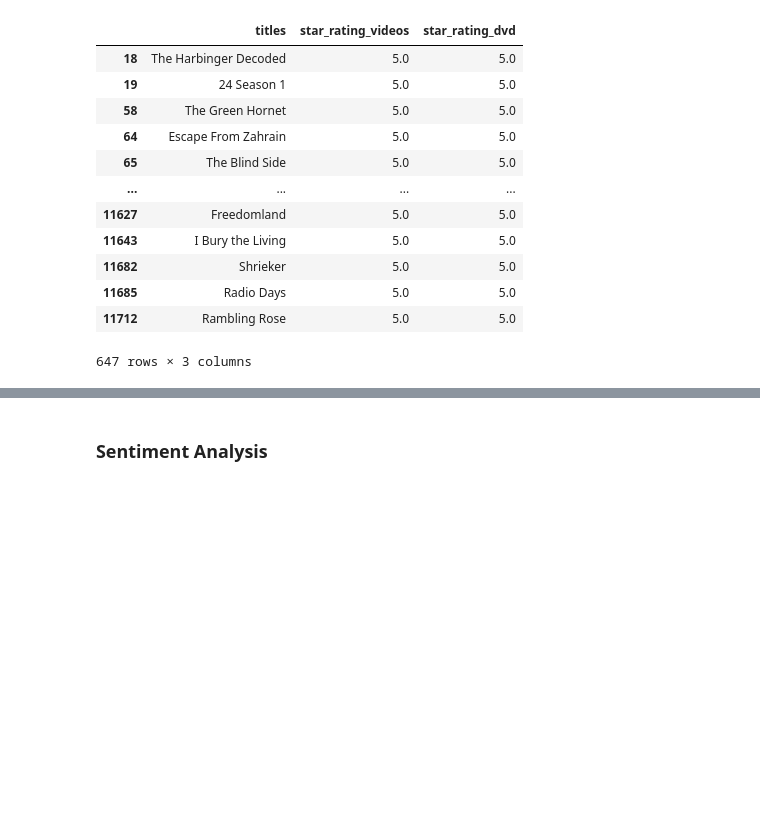
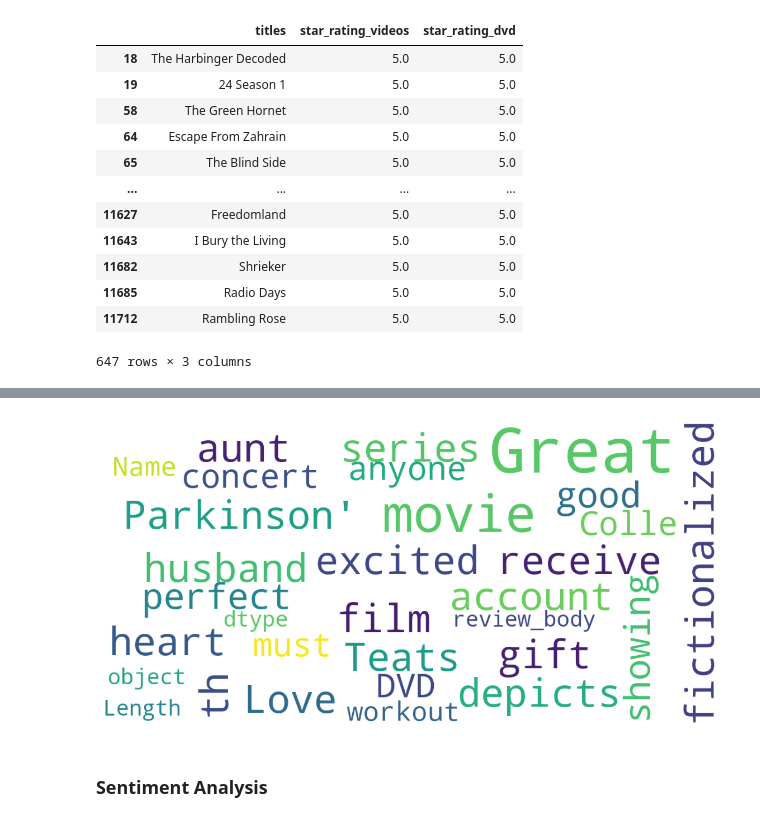
Before and after one commit to gracewainaina/CS396_Data_Science, a Jupyter notebook: videos_dvd_eda.ipynb, the cells around one changed output, grey strips where cells are left out. Saved outputs shown, nothing was run; the diff lists cells and outputs as text; code cells hidden in the pictures; blank space fills up the shorter version.

```diff
--- a/videos_dvd_eda.ipynb
+++ b/videos_dvd_eda.ipynb
@@ -270,3 +309,8 @@ top_videos_dvd
+# %%
+# DVD wordcloud
+show_wordcloud(dvd_2015['review_body'])
+# %% [output]
+[figure, added]
 # %% [markdown]
 ### Sentiment Analysis
 # %%
```
Also changed, not shown: parts of 60 cells of this notebook.
